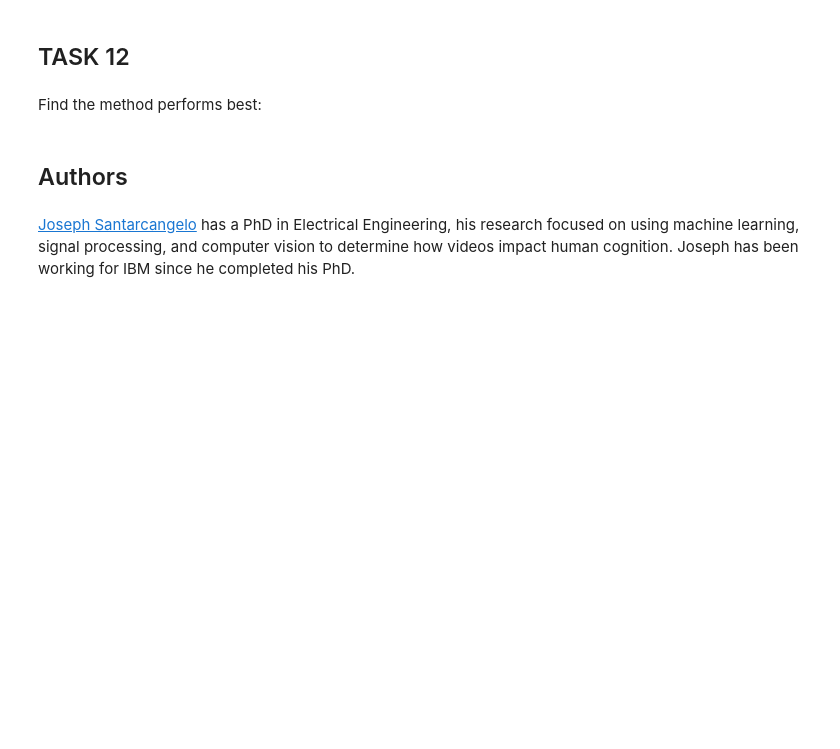
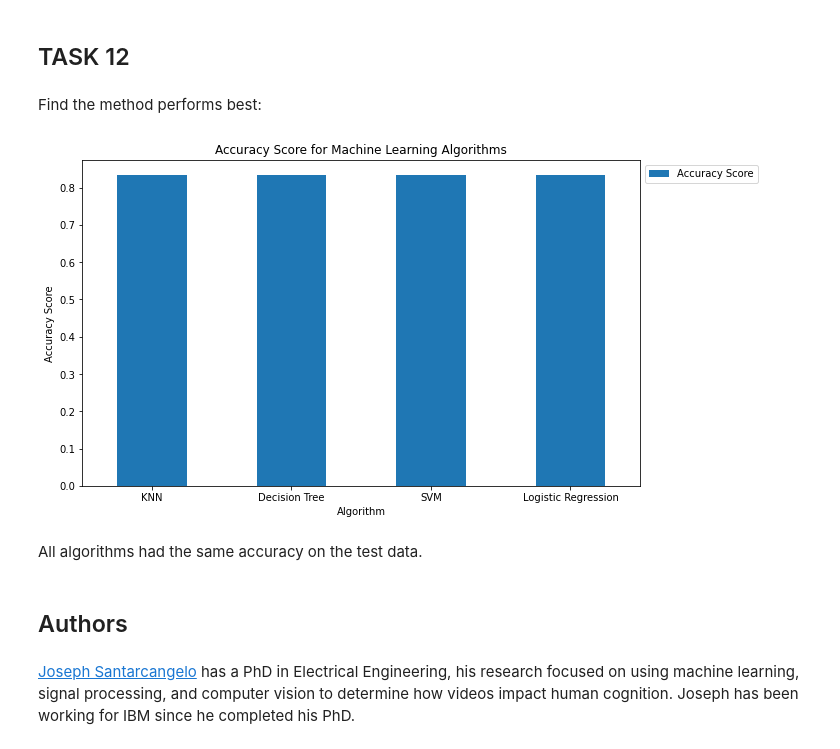
Before and after one commit to aerrico1/capstone, a Jupyter notebook: Machine Learning Prediction.ipynb, the cells around one changed output. Cells and saved outputs as stored; diff of their text form; code cells hidden in the pictures; blank space fills up the shorter version.

```diff
--- a/Machine Learning Prediction.ipynb
+++ b/Machine Learning Prediction.ipynb
@@ -207,7 +190,8 @@ accuracy : 0.8464285714285713
 # %% [markdown]
 Calculate the accuracy on the test data using the method <code>score</code>:
 # %%
-logreg_cv.score(X_test, Y_test)
+lr_score = logreg_cv.score(X_test, Y_test)
+lr_score
 # %% [output]
 0.8333333333333334
 # %% [markdown]
@@ -249,7 +233,8 @@ accuracy : 0.8482142857142856
 # %% [markdown]
 Calculate the accuracy on the test data using the method <code>score</code>:
 # %%
-svm_cv.score(X_test, Y_test)
+svm_score = svm_cv.score(X_test, Y_test)
+svm_score
 # %% [output]
 0.8333333333333334
 # %% [markdown]
@@ -294,5 +279,6 @@ accuracy : 0.875
 # %% [markdown]
 Calculate the accuracy of tree_cv on the test data using the method <code>score</code>:
 # %%
-tree_cv.score(X_test, Y_test)
+tree_score = tree_cv.score(X_test, Y_test)
+tree_score
 # %% [output]
@@ -333,7 +319,8 @@ accuracy : 0.8482142857142858
 # %% [markdown]
 Calculate the accuracy of tree_cv on the test data using the method <code>score</code>:
 # %%
-knn_cv.score(X_test, Y_test)
+knn_score = knn_cv.score(X_test, Y_test)
+knn_score
 # %% [output]
 0.8333333333333334
 # %% [markdown]
@@ -352,3 +337,21 @@ All the models produced the same results on the test data. The decision tree had
+# %%
+Report = pd.DataFrame(columns=['Algorithm','Accuracy Score'])
+Report['Algorithm']=('KNN','Decision Tree','SVM','Logistic Regression')
+Report['Accuracy Score']=(knn_score, tree_score,svm_score,lr_score)
+Report.set_index(Report['Algorithm'], inplace=True)
+Report.drop('Algorithm', axis=1)
+Report.plot(kind='bar', figsize=(10, 6))
+
+plt.xlabel('Algorithm') # add to x-label to the plot
+plt.ylabel('Accuracy Score') # add y-label to the plot
+plt.title('Accuracy Score for Machine Learning Algorithms') # add title to the plot
+plt.legend(bbox_to_anchor=(1, 1))
+plt.xticks(rotation=0)
+plt.show()
+# %% [output]
+[figure, added]
+# %% [markdown]
+All algorithms had the same accuracy on the test data.
 # %% [markdown]
 ## Authors
 # %% [markdown]
```
Also changed, not shown: parts of 5 cells of this notebook.
